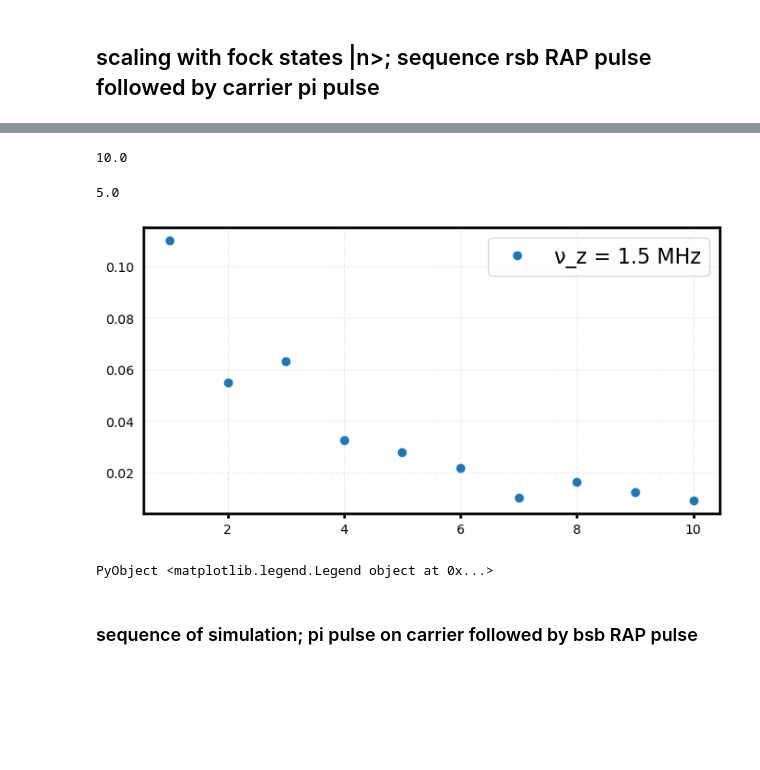
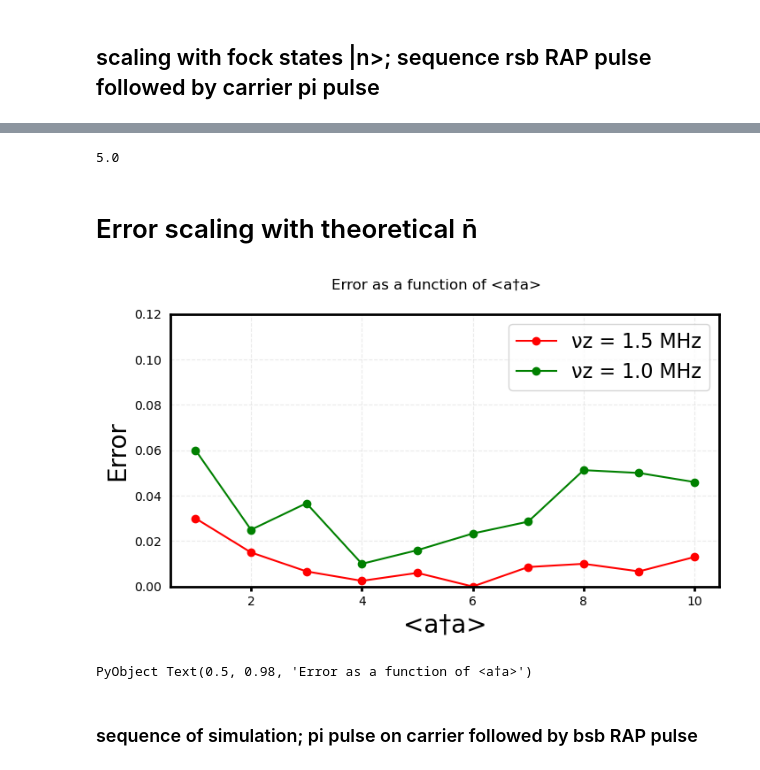
Before and after one commit to HaeffnerLab/lattice_notebooks, a Jupyter notebook: RAP_sequence.ipynb, the cells around one changed output, grey strips where cells are left out. Cells and saved outputs as stored; diff of their text form; code cells hidden in the pictures; blank space fills up the shorter version.

```diff
--- a/RAP_sequence.ipynb
+++ b/RAP_sequence.ipynb
@@ -21,7 +21,7 @@ plt.matplotlib.rc("ytick.major", width=2)
 # %%
 C = Ca40(["S-1/2", "D-1/2"])
 L = Laser()
-νa = 1e6  # axial trap frequency
+νa = 1.5e6  # axial trap frequency
 νr = 3e6    # radial trap frequency
 chain = LinearChain(
         ions=[C], com_frequencies=(x=νr,y=νr,z=νa),
@@ -183,7 +206,3 @@ InterruptException: InterruptException:
-# %%
-print(theoretical_nbar)
-# %% [output]
-10.0
 # %%
 n̄ = 5
 n = one(C) ⊗ IonSim.number(mode)
@@ -192,31 +211,47 @@ theoretical_nbar = real(expect(n, ψi))
 print(theoretical_nbar)
 # %% [output]
 5.0
+# %% [markdown]
+# Error scaling with theoretical n̄
 # %%
-rwa_cutoff = 2e6
-number_of_repititions = 100
-Tp = 150
-axial_trap_freq = 1.5e6
-n̄ = [10, 9, 8, 7, 6, 5, 4, 3, 2, 1]
-theoretical_nbar = [10, 9, 8, 7, 6, 5, 4, 3, 2, 1]
-average_phonon_number_measurement = [9.91, 8.89, 7.87, 6.93, 5.87, 4.86, 3.87, 2.81, 1.89, 0.89]
-error = [0.00899, 0.01222, 0.01625, 0.01, 0.02166, 0.02799, 0.03249, 0.06333, 0.05500, 0.10999]
-
+# rwa_cutoff = 2e6
+# number_of_repititions = 100
+# Tp = 150
+# axial_trap_freq = 1.5e6
+# n̄ = [10, 9, 8, 7, 6, 5, 4, 3, 2, 1]
+# theoretical_nbar = [10, 9, 8, 7, 6, 5, 4, 3, 2, 1]
+# average_phonon_number_measurement = [9.91, 8.89, 7.87, 6.93, 5.87, 4.86, 3.87, 2.81, 1.89, 0.89]
+# error = [0.00899, 0.01222, 0.01625, 0.01, 0.02166, 0.02799, 0.03249, 0.06333, 0.05500, 0.10999]
 
 rwa_cutoff = 2e6
 number_of_repititions = 100
 Tp = 300
-axial_trap_freq = 1e6
+axial_trap_freq = 1.5e6
 n̄ = [10, 9, 8, 7, 6, 5, 4, 3, 2, 1]
 theoretical_nbar = [10, 9, 8, 7, 6, 5, 4, 3, 2, 1]
-average_phonon_number_measurement = [9.91, 8.89, 7.87, 6.93, 5.87, 4.86, 3.87, 2.81, 1.89, 0.89]
-error = [0.00899, 0.01222, 0.01625, 0.01, 0.02166, 0.02799, 0.03249, 0.06333, 0.05500, 0.10999]
+average_phonon_number_measurement = [9.87, 8.94, 7.92, 6.94, 6, 4.97, 3.99, 2.98, 1.97, 0.97]
+error = [0.013, 0.00666, 0.01, 0.00857, 0, 0.006, 0.00249, 0.00666, 0.015, 0.03]
 
-plt.plot(theoretical_nbar, error, "o", label="νz = 1.5 MHz")
+
+# rwa_cutoff = 1.5e6
+# number_of_repititions = 100
+# Tp = 300
+# axial_trap_freq = 1e6
+# n̄ = [10, 9, 8, 7, 6, 5, 4, 3, 2, 1]
+theoretical_nbar_1 = [10, 9, 8, 7, 6, 5, 4, 3, 2, 1]
+# average_phonon_number_measurement = [9.54, 8.55, 7.59, 6.8, 5.86, 4.92, 3.96, 2.89, 1.95, 0.94]
+error_1 = [0.046, 0.04999, 0.05125, 0.02857, 0.02333, 0.016, 0.01, 0.03666, 0.025, 0.06]
+
+plt.plot(theoretical_nbar, error, "ro-", label="νz = 1.5 MHz")
+plt.plot(theoretical_nbar_1, error_1, "go-", label="νz = 1.0 MHz")
 plt.legend(loc="upper right", fontsize = 16)
+plt.ylim(0, 0.12)
+plt.ylabel("Error")
+plt.xlabel("<a†a>");
+plt.suptitle("Error as a function of <a†a>")
 # %% [output]
-[figure, old version]
+[figure, new version]
-PyObject <matplotlib.legend.Legend object at 0x...>
+PyObject Text(0.5, 0.98, 'Error as a function of <a†a>')
 # %% [markdown]
 ### sequence of simulation; pi pulse on carrier followed by bsb RAP pulse
 # %%
```
Also changed, not shown: parts of 4 cells of this notebook.
